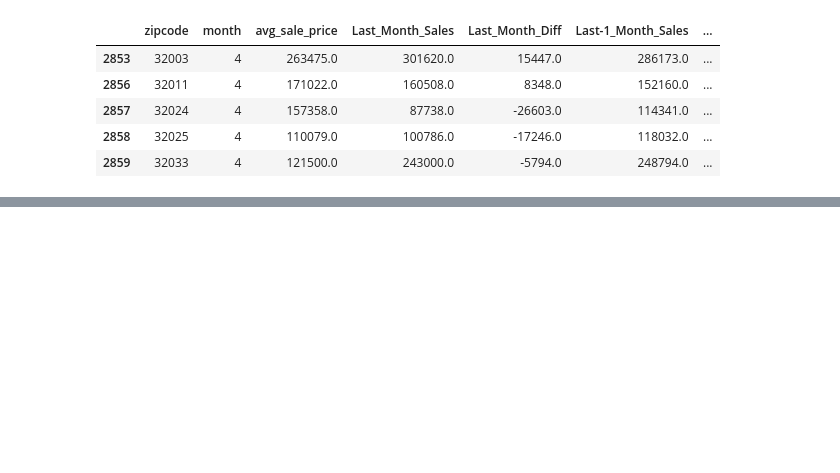
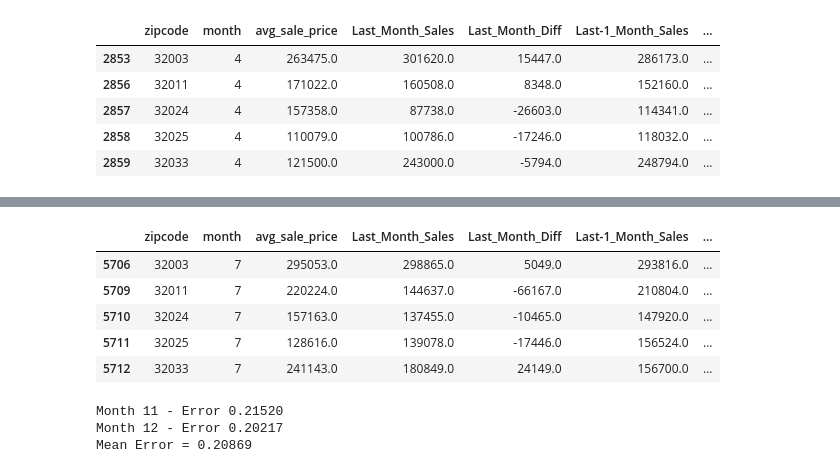
Before and after one commit to FinalProject-2021/Housing_Valuation, a Jupyter notebook: ML_model_K.ipynb, the cells around one changed output, grey strips where cells are left out. Saved outputs shown, nothing was run; the diff lists cells and outputs as text; code cells hidden in the pictures; blank space fills up the shorter version.

```diff
--- a/ML_model_K.ipynb
+++ b/ML_model_K.ipynb
@@ -175,0 +250,44 @@ melt3.head()
+# %%
+melt6 = melt.copy()
+melt6['Last_Month_Sales'] = melt6.groupby(['zipcode'])['avg_sale_price'].shift()
+melt6['Last_Month_Diff'] = melt6.groupby(['zipcode'])['Last_Month_Sales'].diff()
+melt6['Last-1_Month_Sales'] = melt6.groupby(['zipcode'])['avg_sale_price'].shift(2)
+melt6['Last-1_Month_Diff'] = melt6.groupby(['zipcode'])['Last-1_Month_Sales'].diff()
+melt6['Last-2_Month_Sales'] = melt6.groupby(['zipcode'])['avg_sale_price'].shift(3)
+melt6['Last-2_Month_Diff'] = melt6.groupby(['zipcode'])['Last-2_Month_Sales'].diff()
+melt6['Last-3_Month_Sales'] = melt6.groupby(['zipcode'])['avg_sale_price'].shift(4)
+melt6['Last-3_Month_Diff'] = melt6.groupby(['zipcode'])['Last-3_Month_Sales'].diff()
+melt6['Last-4_Month_Sales'] = melt6.groupby(['zipcode'])['avg_sale_price'].shift(5)
+melt6['Last-4_Month_Diff'] = melt6.groupby(['zipcode'])['Last-4_Month_Sales'].diff()
+
+melt6 = melt6.dropna()
+melt6.head()
+# %% [output]
+|  | zipcode | month | avg_sale_price | Last_Month_Sales | Last_Month_Diff | Last-1_Month_Sales | ... |
+| 5706 | 32003 | 7 | 295053.0 | 298865.0 | 5049.0 | 293816.0 | ... |
+| 5709 | 32011 | 7 | 220224.0 | 144637.0 | -66167.0 | 210804.0 | ... |
+| 5710 | 32024 | 7 | 157163.0 | 137455.0 | -10465.0 | 147920.0 | ... |
+| 5711 | 32025 | 7 | 128616.0 | 139078.0 | -17446.0 | 156524.0 | ... |
+| 5712 | 32033 | 7 | 241143.0 | 180849.0 | 24149.0 | 156700.0 | ... |
+# %%
+mean_error = []
+for month in range(11,13):
+    train = melt6[melt6['month'] < month]
+    val = melt6[melt6['month'] == month]
+
+    xtr, xts = train.drop(['avg_sale_price'], axis=1), val.drop(['avg_sale_price'], axis=1)
+    ytr, yts = train['avg_sale_price'].values, val['avg_sale_price'].values
+
+    model = RandomForestRegressor(n_estimators=1000, n_jobs=-1, random_state=0)
+    model.fit(xtr, ytr)
+
+    p = model.predict(xts)
+
+    error = rmsle(yts, p)
+    print('Month %d - Error %.5f' % (month, error))
+    mean_error.append(error)
+print('Mean Error = %.5f' % np.mean(mean_error))
+# %% [output]
+Month 11 - Error 0.21520
+Month 12 - Error 0.20217
+Mean Error = 0.20869
```
Also changed, not shown: parts of 10 cells of this notebook.
